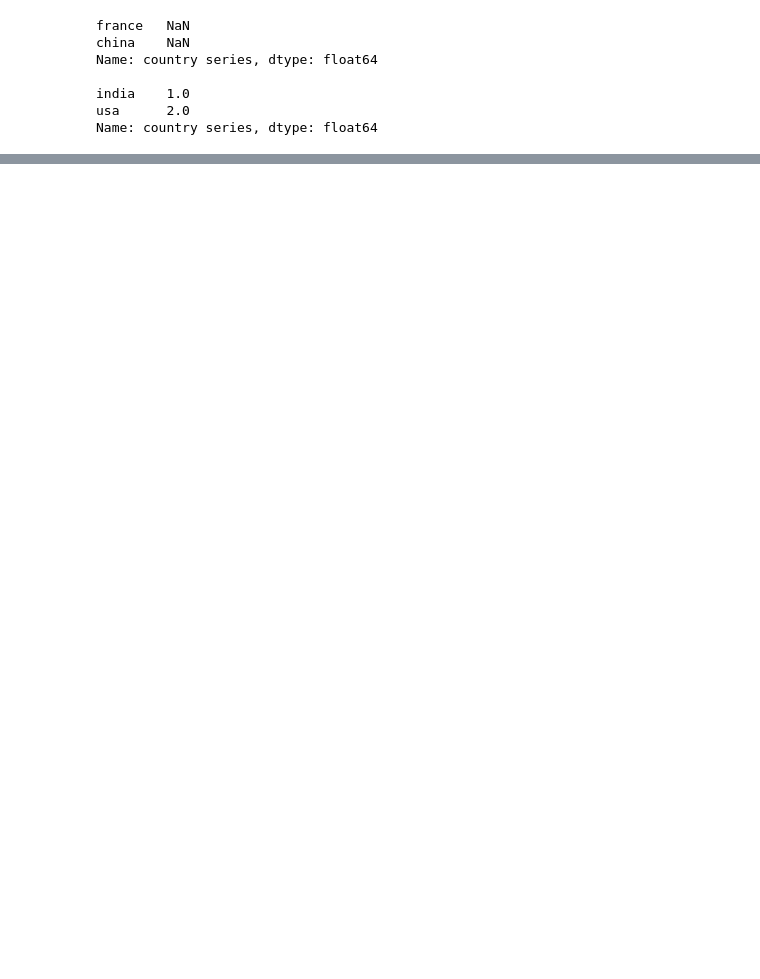
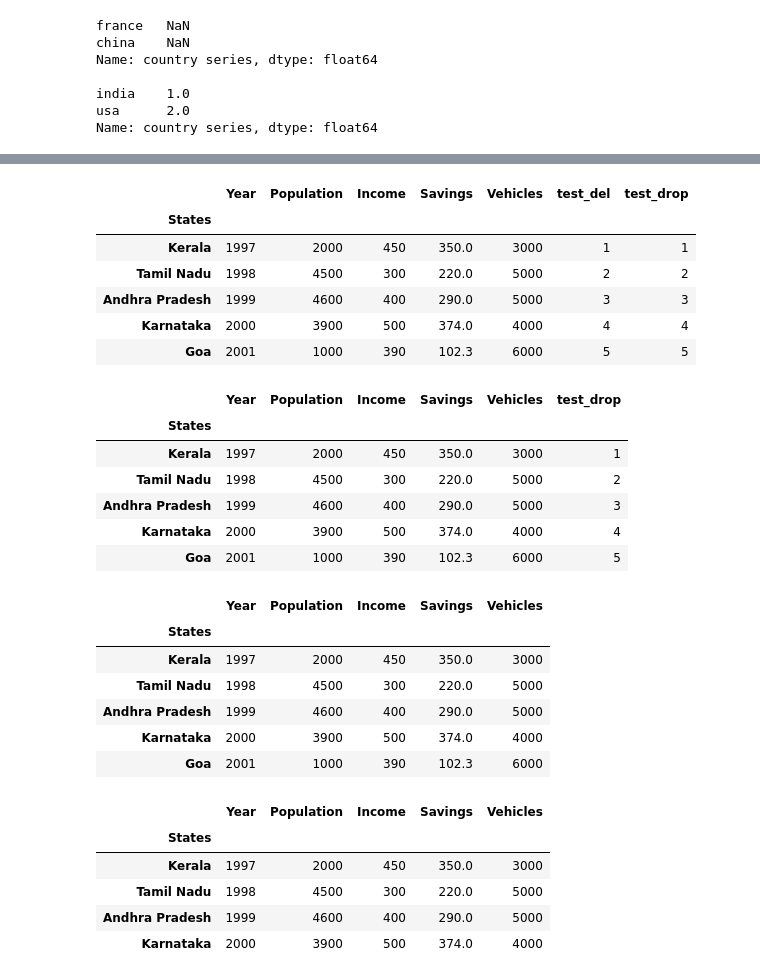
Before and after one commit to sreeh4ri/ictk_projects, a Jupyter notebook: notebooks/ex-pandas-basics.ipynb, the cells around one changed output, grey strips where cells are left out. Drawn from its saved outputs; the diff is of its cells as text; code cells hidden in the pictures; blank space fills up the shorter version.

```diff
--- a/notebooks/ex-pandas-basics.ipynb
+++ b/notebooks/ex-pandas-basics.ipynb
@@ -126,0 +161,4 @@ Name: country series, dtype: float64
+# %%
+pop_data_frame['Debt'] = (100,80,110,126,287.7)
+display(pop_data_frame)
+display(pop_data_frame.iloc[2]) #printing indices
@@ -126,0 +178,3 @@ Name: country series, dtype: float64
+# %%
+pop_data_frame['Savings'] = pop_data_frame['Income'] - pop_data_frame['Debt']
+display(pop_data_frame)
@@ -126,0 +203,4 @@ Name: country series, dtype: float64
+# %%
+# New vehicle data frame
+veh_df = pd.DataFrame(pop_data_frame, columns = ('Year','Population','Income','Savings','Vehicles'))
+display(veh_df)
@@ -126,0 +215,3 @@ Name: country series, dtype: float64
+# %%
+veh_df['Vehicles'] = ('3000','5000','5000','4000','6000')
+display(veh_df)
@@ -126,0 +226,41 @@ Name: country series, dtype: float64
+# %%
+veh_df['test_del']=(1,2,3,4,5) # to be deleted
+veh_df['test_drop']=(1,2,3,4,5) # to be droped
+display(veh_df)
+# Deleting
+del veh_df['test_del']
+display(veh_df)
+# Droping
+veh_df.drop('test_drop',axis = 1, inplace = True) #by default axis = 0 or indices or row
+display(veh_df)
+#removing row or index GOA
+veh_df.drop('Goa', axis = 0, inplace = True)
+display(veh_df)
+# %% [output]
+|  | Year | Population | Income | Savings | Vehicles | test_del | test_drop |
+| States |  |  |  |  |  |  |  |
+| Kerala | 1997 | 2000 | 450 | 350.0 | 3000 | 1 | 1 |
+| Tamil Nadu | 1998 | 4500 | 300 | 220.0 | 5000 | 2 | 2 |
+| Andhra Pradesh | 1999 | 4600 | 400 | 290.0 | 5000 | 3 | 3 |
+| Karnataka | 2000 | 3900 | 500 | 374.0 | 4000 | 4 | 4 |
+| Goa | 2001 | 1000 | 390 | 102.3 | 6000 | 5 | 5 |
+|  | Year | Population | Income | Savings | Vehicles | test_drop |
+| States |  |  |  |  |  |  |
+| Kerala | 1997 | 2000 | 450 | 350.0 | 3000 | 1 |
+| Tamil Nadu | 1998 | 4500 | 300 | 220.0 | 5000 | 2 |
+| Andhra Pradesh | 1999 | 4600 | 400 | 290.0 | 5000 | 3 |
+| Karnataka | 2000 | 3900 | 500 | 374.0 | 4000 | 4 |
+| Goa | 2001 | 1000 | 390 | 102.3 | 6000 | 5 |
+|  | Year | Population | Income | Savings | Vehicles |
+| States |  |  |  |  |  |
+| Kerala | 1997 | 2000 | 450 | 350.0 | 3000 |
+| Tamil Nadu | 1998 | 4500 | 300 | 220.0 | 5000 |
+| Andhra Pradesh | 1999 | 4600 | 400 | 290.0 | 5000 |
+| Karnataka | 2000 | 3900 | 500 | 374.0 | 4000 |
+| Goa | 2001 | 1000 | 390 | 102.3 | 6000 |
+|  | Year | Population | Income | Savings | Vehicles |
+| States |  |  |  |  |  |
+| Kerala | 1997 | 2000 | 450 | 350.0 | 3000 |
+| Tamil Nadu | 1998 | 4500 | 300 | 220.0 | 5000 |
+| Andhra Pradesh | 1999 | 4600 | 400 | 290.0 | 5000 |
+| Karnataka | 2000 | 3900 | 500 | 374.0 | 4000 |
```
Also changed, not shown: parts of 15 cells of this notebook, 2 other files.
